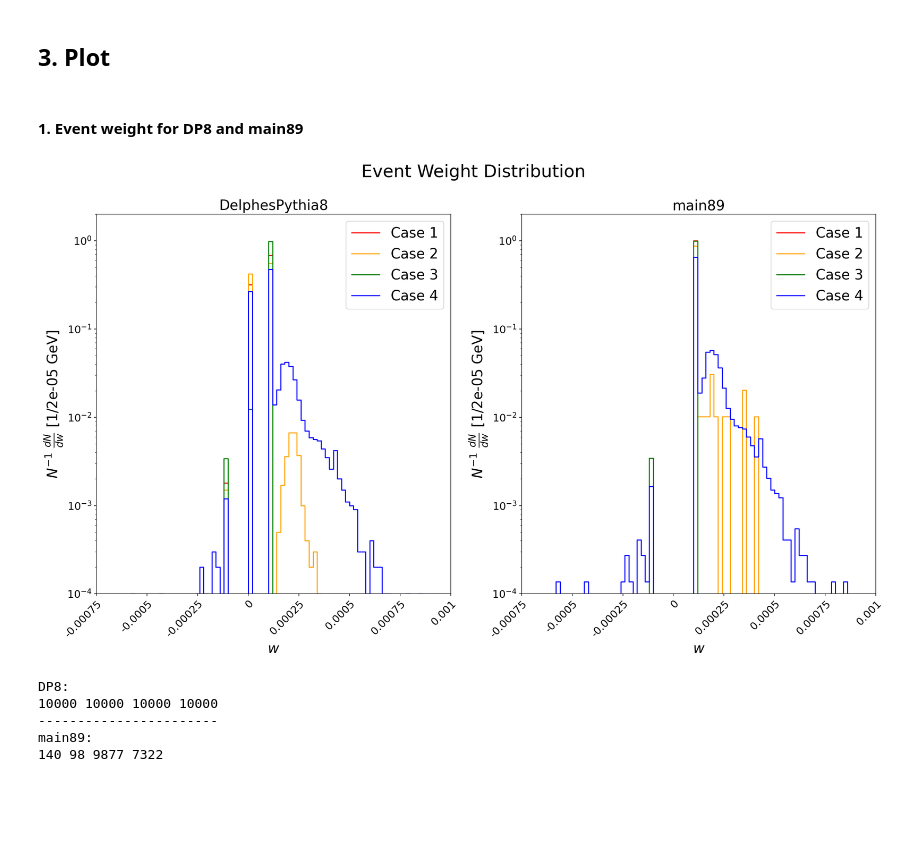
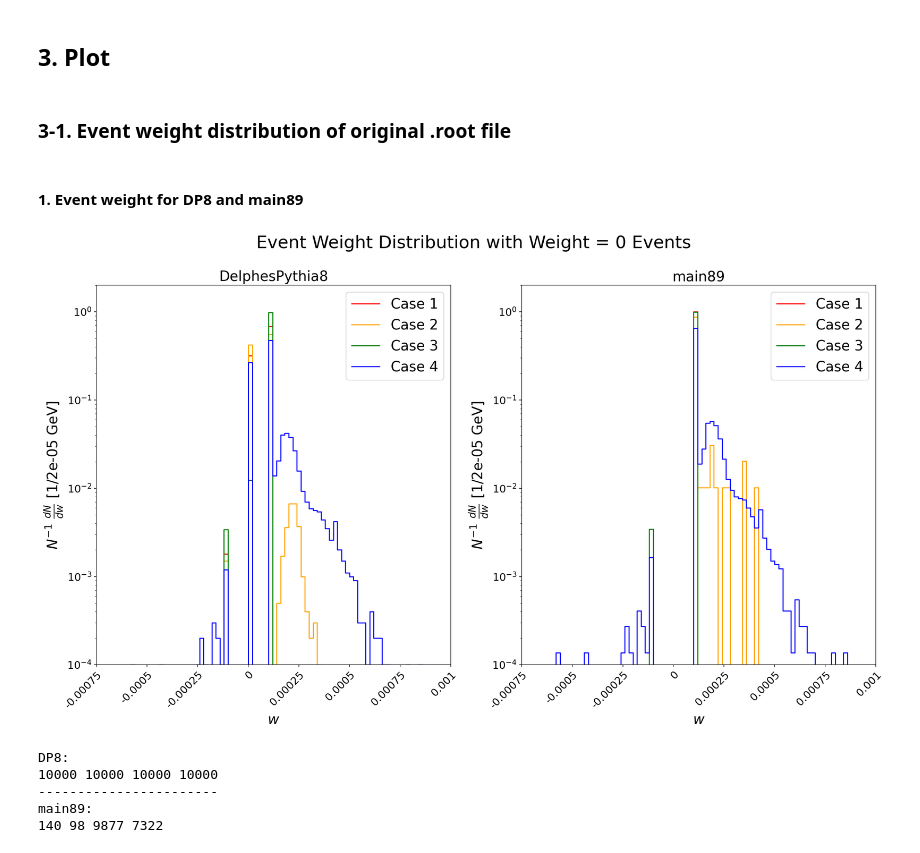
Before and after one commit to YW-Hsiao/SVJ_CKKWL, a Jupyter notebook: s-channel_ckkwl-v2/Analysis/Plot-1_main89_DP8_event_weight.ipynb, the cells around one changed output. Saved outputs shown, nothing was run; the diff lists cells and outputs as text; code cells hidden in the pictures; blank space fills up the shorter version.

Commit message:
modify weight plot

```diff
--- a/s-channel_ckkwl-v2/Analysis/Plot-1_main89_DP8_event_weight.ipynb
+++ b/s-channel_ckkwl-v2/Analysis/Plot-1_main89_DP8_event_weight.ipynb
@@ -226,6 +226,8 @@ The remaining number of events = 7322 for Case 4.
 #### Conclusion 3: The results are the same as PYTHIA outputs.
 # %% [markdown]
 ## 3. Plot
+# %% [markdown]
+### 3-1. Event weight distribution of original .root file
 # %% [markdown]
 #### 1. Event weight for DP8 and main89
 # %%
@@ -258,7 +260,7 @@ axs[1].step(bins1_4[:-1], hist1_4/np.sum(hist1_4), where='post', color='blue', l
 
 # 4. axes setting
 # title and legend
-fig.suptitle("Event Weight Distribution", fontsize=25)
+fig.suptitle("Event Weight Distribution with Weight = 0 Events", fontsize=25)
 axs[0].legend(fontsize=20)
 axs[1].legend(fontsize=20)
 # sub-title and x & y labels
@@ -270,45 +272,34 @@ axs[1].set_title("main89", fontsize=20)
 axs[1].set_xlabel("$w$", fontsize=20)
 axs[1].set_ylabel(ylabel, fontsize=20)
 # x & y axes limits, scales, and tick
 axs[0].set_xlim(-0.00075, 0.001)
 axs[0].set_ylim(1/10000, 2)
 axs[0].set_yscale('log')
 axs[0].tick_params(axis='both', labelsize=15)
 axs[0].set_xticks([-0.00075, -0.0005, -0.00025, 0.,
                    0.00025, 0.0005, 0.00075, 0.001])
 xticklabels_0 = ["-0.00075", "-0.0005", "-0.00025", "$0$",
                  "0.00025", "0.0005", "0.00075", "0.001"]
 axs[0].set_xticklabels(xticklabels_0)
 axs[1].set_xlim(-0.00075, 0.001)
 axs[1].set_ylim(1/10000, 2)
 axs[1].set_yscale('log')
 axs[1].tick_params(axis='both', labelsize=15)
 axs[1].set_xticks([-0.00075, -0.0005, -0.00025, 0.,
                    0.00025, 0.0005, 0.00075, 0.001])
 xticklabels_1 = ["-0.00075", "-0.0005", "-0.00025", "$0$",
                  "0.00025", "0.0005", "0.00075", "0.001"]
 axs[1].set_xticklabels(xticklabels_1)
 # Rotate the tick labels and set their alignment.
 plt.setp(axs[0].get_xticklabels(), rotation=45, ha="right",
          rotation_mode="anchor")
 plt.setp(axs[1].get_xticklabels(), rotation=45, ha="right",
          rotation_mode="anchor")
 
-# 5. text
-# tex1 = "$\sqrt{s} = 14$ TeV"
-# tex2 = "$\mathcal{L} = $"+str(int(LUMINOSITY/1000))+" $\mathrm{fb}^{-1}$"
-# tex3 = "$m_{Z^\prime} = 1500$ GeV"
-# axs[0].text(100, 0.5, tex1, fontsize=20)
-# axs[0].text(100, 0.3, tex2, fontsize=20)
-# axs[0].text(100, 0.18, tex3, fontsize=20)
-# axs[1].text(100, 0.5, tex1, fontsize=20)
-# axs[1].text(100, 0.3, tex2, fontsize=20)
-# axs[1].text(100, 0.18, tex3, fontsize=20)
-
 plt.savefig("figures-1/fig3-1_weight_DP8_main89.pdf")
 plt.show()
 # %% [output]
-[figure, old version]
+[figure, new version]
 # %%
 print("DP8:")
 print(np.sum(hist0_1), np.sum(hist0_2), np.sum(hist0_3), np.sum(hist0_4))
```
Also changed, not shown: parts of 13 cells of this notebook, 23 other files.
